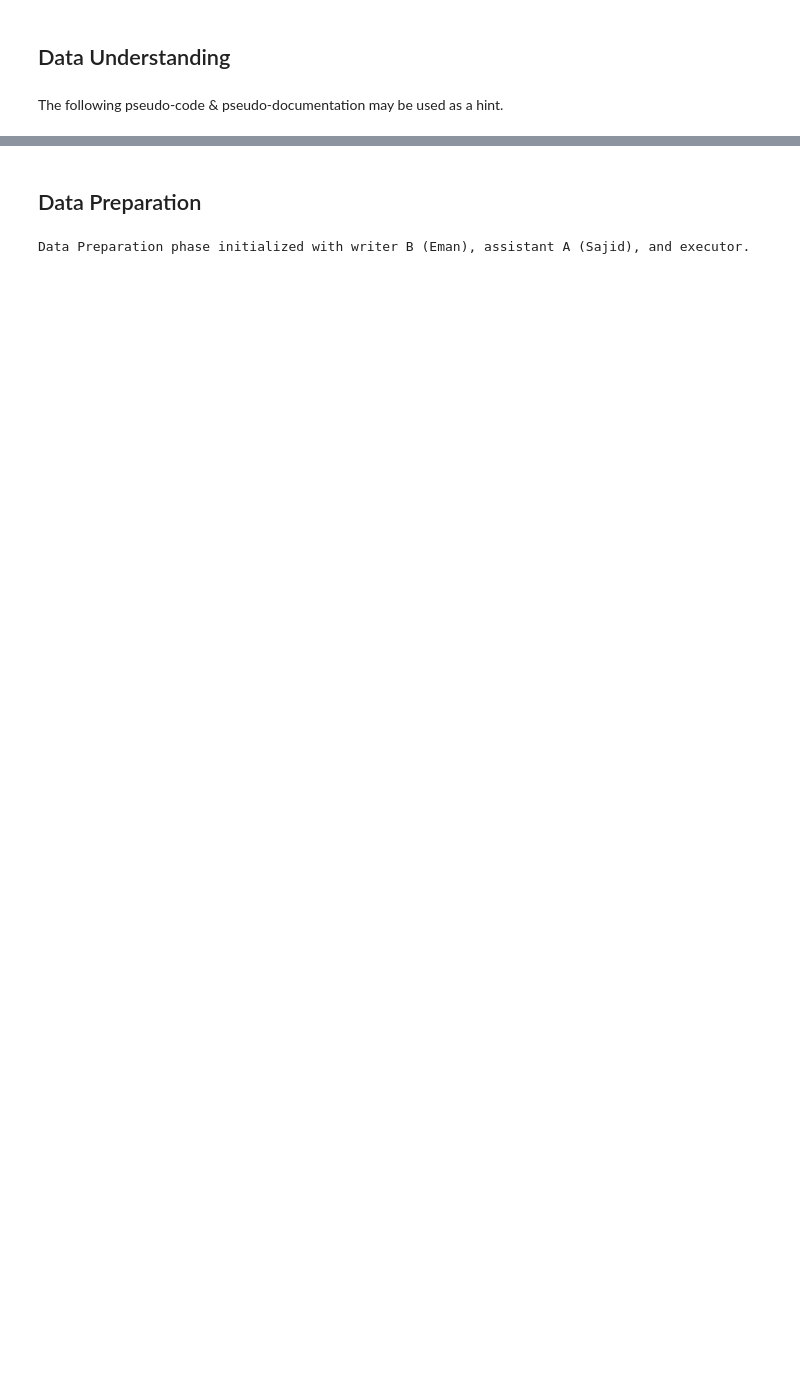
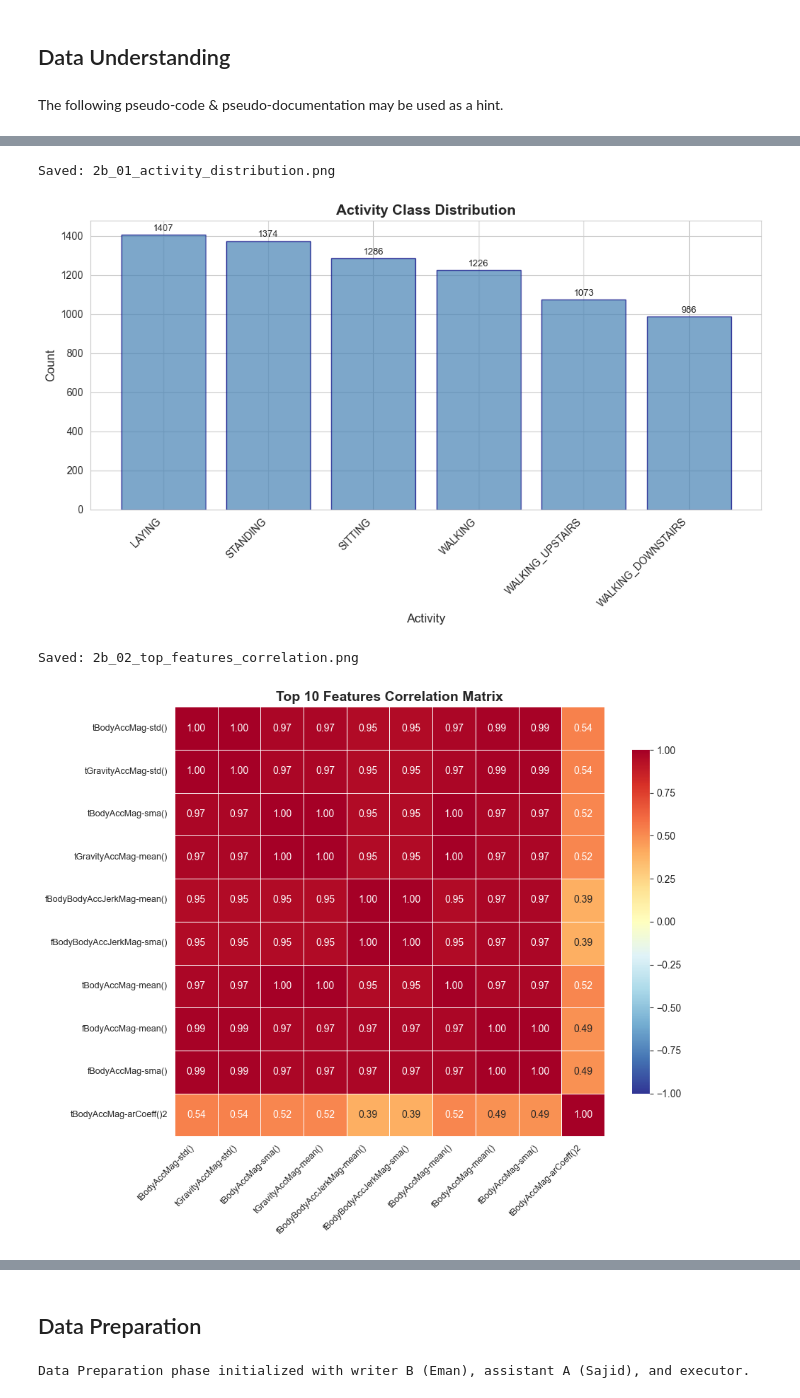
Before and after one commit to TuWienProjects/BI_2025_Assignment_3_Group_020, a Jupyter notebook: Cyclists_251201.ipynb, the cells around one changed output, grey strips where cells are left out. Drawn from its saved outputs; the diff is of its cells as text; code cells hidden in the pictures; blank space fills up the shorter version.

Commit message:
Add CRISP-DM notebook with provenance logging, output files, and LaTeX report

```diff
--- a/Cyclists_251201.ipynb
+++ b/Cyclists_251201.ipynb
@@ -2353,0 +1196,80 @@ All sections (2a-2g) have been documented with proper provenance.
+# %%
+# 2b) Visualizations - Split into separate files
+
+sns.set_style("whitegrid")
+
+# Ensure output directory exists
+os.makedirs(os.path.join('output', 'figures'), exist_ok=True)
+
+# 1. Activity Class Distribution
+fig1, ax1 = plt.subplots(figsize=(10, 6))
+ax1.bar(range(len(activity_counts)), activity_counts.values, color='steelblue', edgecolor='navy', alpha=0.7)
+ax1.set_xticks(range(len(activity_counts)))
+ax1.set_xticklabels(activity_counts.index, rotation=45, ha='right')
+ax1.set_title('Activity Class Distribution', fontsize=14, fontweight='bold')
+ax1.set_ylabel('Count', fontsize=12)
+ax1.set_xlabel('Activity', fontsize=12)
+for i, v in enumerate(activity_counts.values):
+    ax1.text(i, v + 20, str(v), ha='center', fontsize=9)
+plt.tight_layout()
+fig1.savefig(os.path.join('output', 'figures', '2b_01_activity_distribution.png'), dpi=300, bbox_inches='tight')
+print("Saved: 2b_01_activity_distribution.png")
+plt.show()
+
+# 2. Top 10 Features Correlation Heatmap
+top_features_list = []
+for _, row in top_corr_df.head(10).iterrows():
+    if row['feature_1'] not in top_features_list:
+        top_features_list.append(row['feature_1'])
+    if row['feature_2'] not in top_features_list:
+        top_features_list.append(row['feature_2'])
+    if len(top_features_list) >= 10:
+        break
+
+top_features_corr = train_df[top_features_list[:10]].corr()
+fig2, ax2 = plt.subplots(figsize=(10, 8))
+sns.heatmap(top_features_corr, annot=True, fmt='.2f', cmap='RdYlBu_r', center=0,
+            square=True, ax=ax2, cbar_kws={'shrink': 0.8}, vmin=-1, vmax=1, linewidths=0.5)
+ax2.set_title('Top 10 Features Correlation Matrix', fontsize=14, fontweight='bold')
+ax2.set_xticklabels(ax2.get_xticklabels(), rotation=45, ha='right', fontsize=9)
+ax2.set_yticklabels(ax2.get_yticklabels(), fontsize=9)
+plt.tight_layout()
+fig2.savefig(os.path.join('output', 'figures', '2b_02_top_features_correlation.png'), dpi=300, bbox_inches='tight')
+print("Saved: 2b_02_top_features_correlation.png")
+plt.show()
+
+# 3. Top 20 Features by Variance
+top_20_vars = feature_variances.head(20)
+fig3, ax3 = plt.subplots(figsize=(10, 8))
+ax3.barh(range(len(top_20_vars)), top_20_vars.values, color='coral', edgecolor='darkred', alpha=0.7)
+ax3.set_yticks(range(len(top_20_vars)))
+ax3.set_yticklabels(top_20_vars.index, fontsize=9)
+ax3.set_xlabel('Variance', fontsize=12)
+ax3.set_title('Top 20 Features by Variance', fontsize=14, fontweight='bold')
+ax3.invert_yaxis()
+plt.tight_layout()
+fig3.savefig(os.path.join('output', 'figures', '2b_03_top_variance_features.png'), dpi=300, bbox_inches='tight')
+print("Saved: 2b_03_top_variance_features.png")
+plt.show()
+
+# 4. Distribution of Correlation Coefficients
+all_corr_values = correlation_matrix.values[np.triu_indices_from(correlation_matrix.values, k=1)]
+fig4, ax4 = plt.subplots(figsize=(10, 6))
+ax4.hist(all_corr_values, bins=50, color='mediumpurple', edgecolor='darkviolet', alpha=0.7)
+ax4.axvline(x=0.8, color='red', linestyle='--', linewidth=2, label='0.8 threshold')
+ax4.axvline(x=-0.8, color='red', linestyle='--', linewidth=2)
+ax4.set_xlabel('Correlation Coefficient', fontsize=12)
+ax4.set_ylabel('Frequency', fontsize=12)
+ax4.set_title('Distribution of Correlation Coefficients', fontsize=14, fontweight='bold')
+ax4.legend()
+plt.tight_layout()
+fig4.savefig(os.path.join('output', 'figures', '2b_04_correlation_distribution.png'), dpi=300, bbox_inches='tight')
+print("Saved: 2b_04_correlation_distribution.png")
+plt.show()
+
+print(f"Generated visualizations for statistical exploration")
+# %% [output]
+Saved: 2b_01_activity_distribution.png
+[figure, added]
+Saved: 2b_02_top_features_correlation.png
+[figure, added]
```
Also changed, not shown: parts of 139 cells of this notebook, 25 other files.
